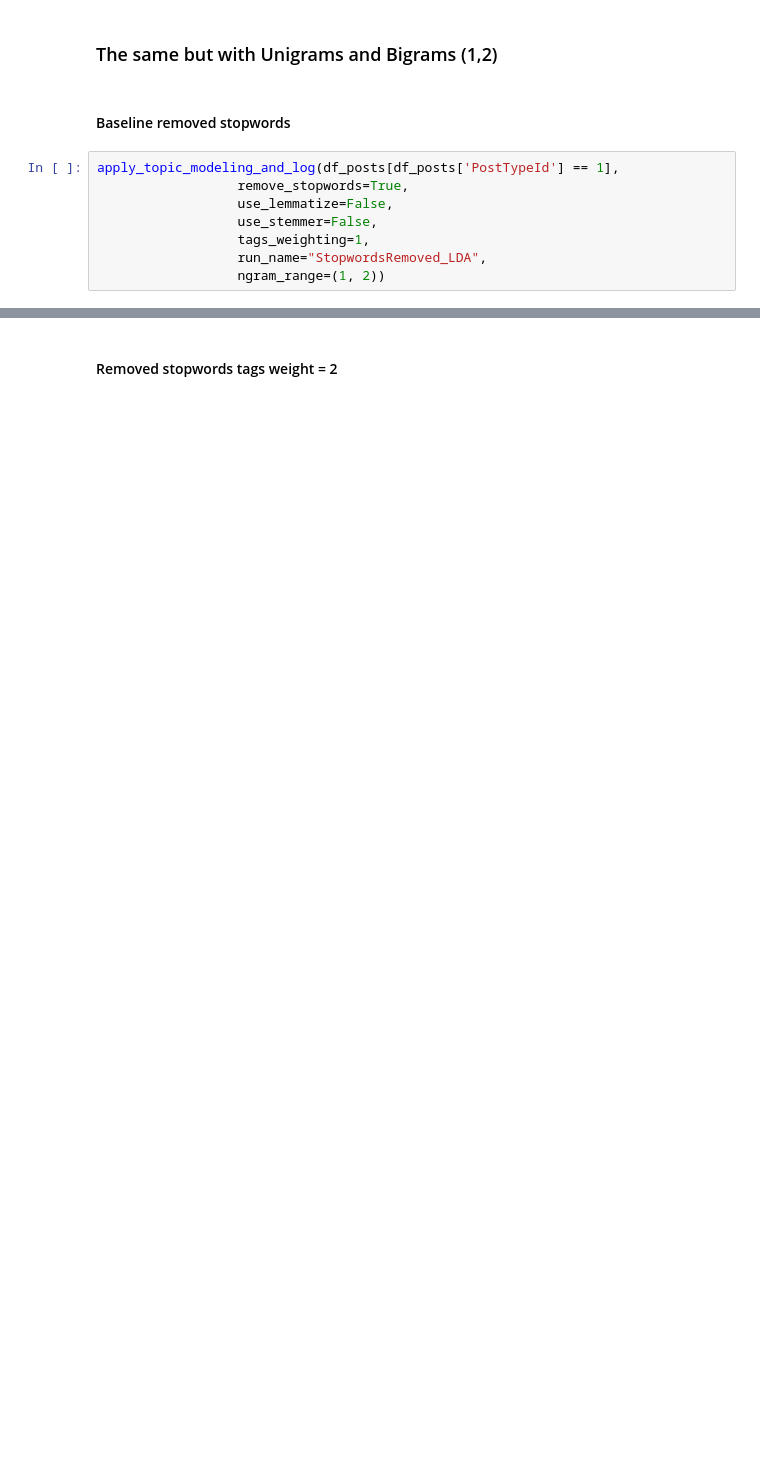
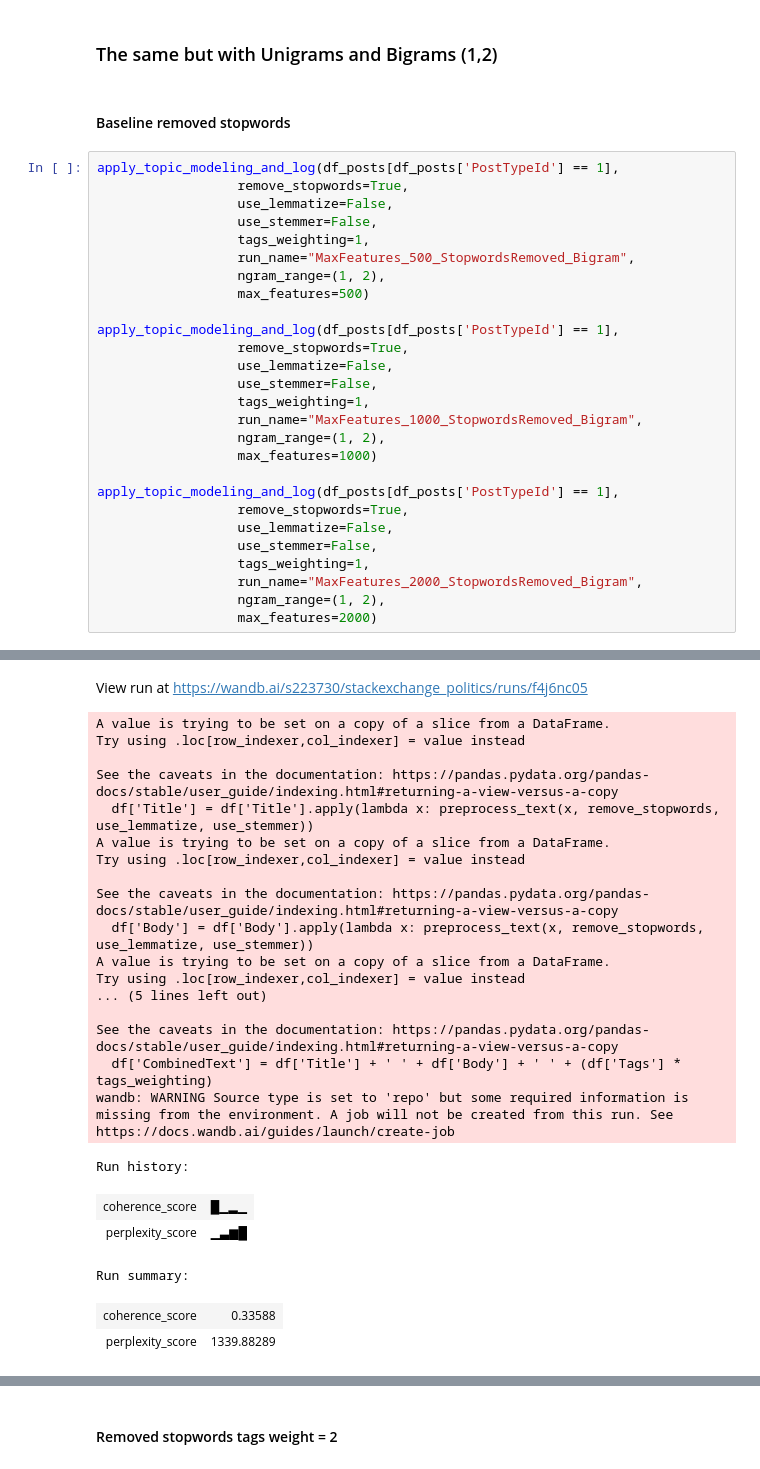
Before and after one commit to pierrehogenhaug/stackexchange_politics, a Jupyter notebook: topic_extraction_WandB_2.ipynb, the cells around one changed output, grey strips where cells are left out. Saved outputs shown, nothing was run; the diff lists cells and outputs as text; blank space fills up the shorter version.

```diff
--- a/topic_extraction_WandB_2.ipynb
+++ b/topic_extraction_WandB_2.ipynb
@@ -376,11 +790,31 @@ apply_topic_modeling_and_log(df_posts[df_posts['PostTypeId'] == 1],
 ### The same but with Unigrams and Bigrams (1,2)
 # %% [markdown]
 #### Baseline removed stopwords
-# %%
-apply_topic_modeling_and_log(df_posts[df_posts['PostTypeId'] == 1],
-                  remove_stopwords=True,
-                  use_lemmatize=False,
-                  use_stemmer=False,
-                  tags_weighting=1,
-                  run_name="StopwordsRemoved_LDA",
-                  ngram_range=(1, 2))
+# %%
+apply_topic_modeling_and_log(df_posts[df_posts['PostTypeId'] == 1],
+                  remove_stopwords=True,
+                  use_lemmatize=False,
+                  use_stemmer=False,
+                  tags_weighting=1,
+                  run_name="MaxFeatures_500_StopwordsRemoved_Bigram",
+                  ngram_range=(1, 2),
+                  max_features=500)
+
+apply_topic_modeling_and_log(df_posts[df_posts['PostTypeId'] == 1],
+                  remove_stopwords=True,
+                  use_lemmatize=False,
+                  use_stemmer=False,
+                  tags_weighting=1,
+                  run_name="MaxFeatures_1000_StopwordsRemoved_Bigram",
+                  ngram_range=(1, 2),
+                  max_features=1000)
+
+apply_topic_modeling_and_log(df_posts[df_posts['PostTypeId'] == 1],
+                  remove_stopwords=True,
+                  use_lemmatize=False,
+                  use_stemmer=False,
+                  tags_weighting=1,
+                  run_name="MaxFeatures_2000_StopwordsRemoved_Bigram",
+                  ngram_range=(1, 2),
+                  max_features=2000)
+# %% [output]
@@ -386,0 +825,24 @@ apply_topic_modeling_and_log(df_posts[df_posts['PostTypeId'] == 1],
+View run at https://wandb.ai/s223730/stackexchange_politics/runs/f4j6nc05
+A value is trying to be set on a copy of a slice from a DataFrame.
+Try using .loc[row_indexer,col_indexer] = value instead
+
+See the caveats in the documentation: https://pandas.pydata.org/pandas-docs/stable/user_guide/indexing.html#returning-a-view-versus-a-copy
+  df['Title'] = df['Title'].apply(lambda x: preprocess_text(x, remove_stopwords, use_lemmatize, use_stemmer))
+A value is trying to be set on a copy of a slice from a DataFrame.
+Try using .loc[row_indexer,col_indexer] = value instead
+
+See the caveats in the documentation: https://pandas.pydata.org/pandas-docs/stable/user_guide/indexing.html#returning-a-view-versus-a-copy
+  df['Body'] = df['Body'].apply(lambda x: preprocess_text(x, remove_stopwords, use_lemmatize, use_stemmer))
+A value is trying to be set on a copy of a slice from a DataFrame.
+Try using .loc[row_indexer,col_indexer] = value instead
+... (5 lines left out)
+
+See the caveats in the documentation: https://pandas.pydata.org/pandas-docs/stable/user_guide/indexing.html#returning-a-view-versus-a-copy
+  df['CombinedText'] = df['Title'] + ' ' + df['Body'] + ' ' + (df['Tags'] * tags_weighting)
+wandb: WARNING Source type is set to 'repo' but some required information is missing from the environment. A job will not be created from this run. See https://docs.wandb.ai/guides/launch/create-job
+Run history:
+| coherence_score | █▁▂▁ |
+| perplexity_score | ▁▃▆█ |
+Run summary:
+| coherence_score | 0.33588 |
+| perplexity_score | 1339.88289 |
```
Also changed, not shown: parts of 71 cells of this notebook.
